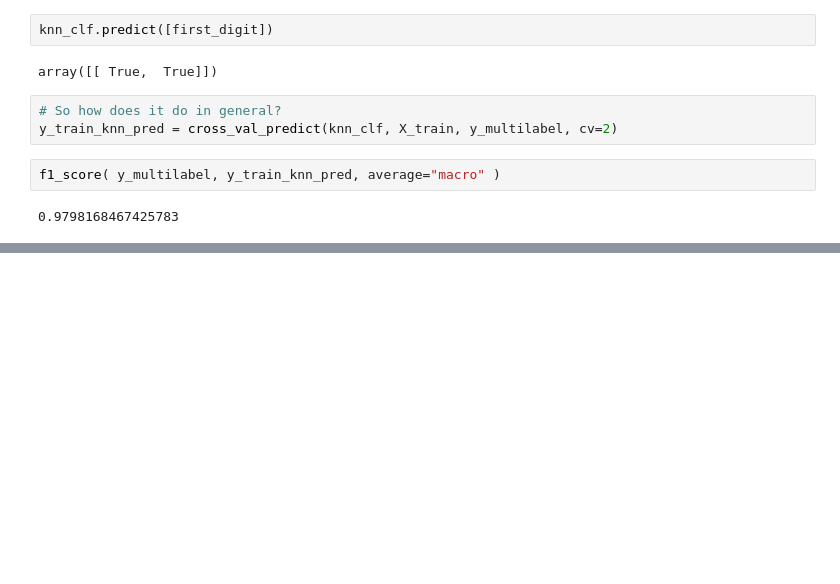
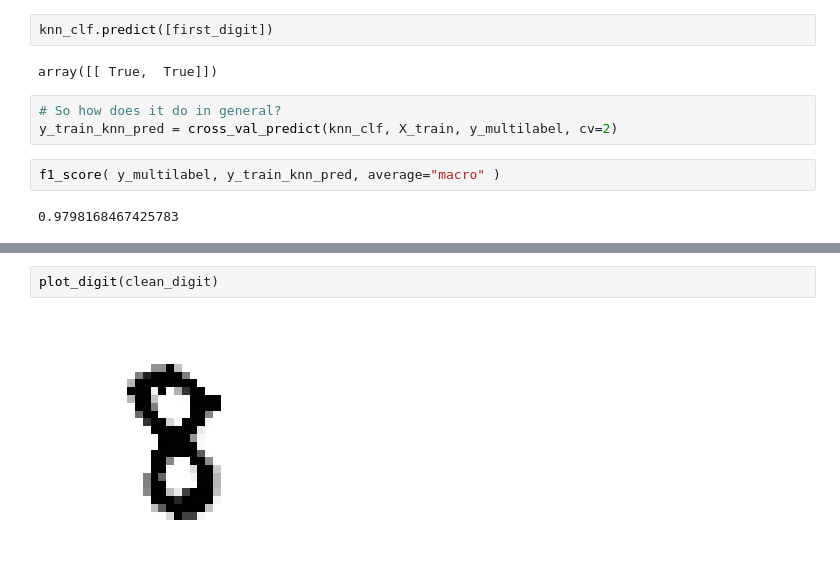
Before and after one commit to drpjm/python-ml-sandbox, a Jupyter notebook: Chapter3-Classification/MNIST.ipynb, the cells around one changed output, grey strips where cells are left out. Drawn from its saved outputs; the diff is of its cells as text; blank space fills up the shorter version.

```diff
--- a/Chapter3-Classification/MNIST.ipynb
+++ b/Chapter3-Classification/MNIST.ipynb
@@ -446,0 +480,4 @@ f1_score( y_multilabel, y_train_knn_pred, average="macro" )
+# %%
+plot_digit(clean_digit)
+# %% [output]
+[figure, added]
```
Also changed, not shown: parts of 5 cells of this notebook, 2 other files.
